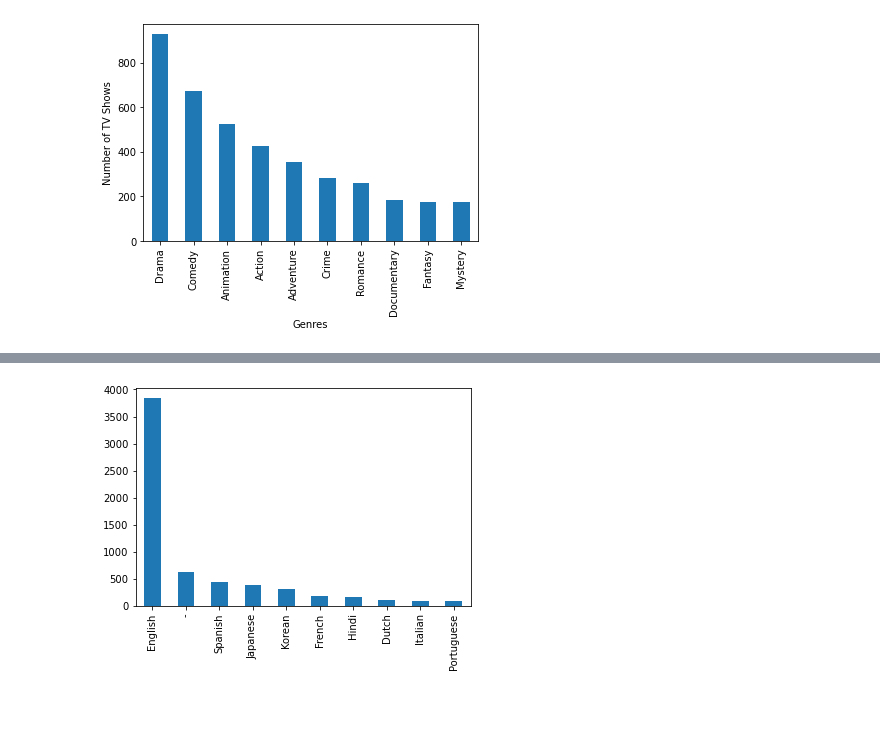
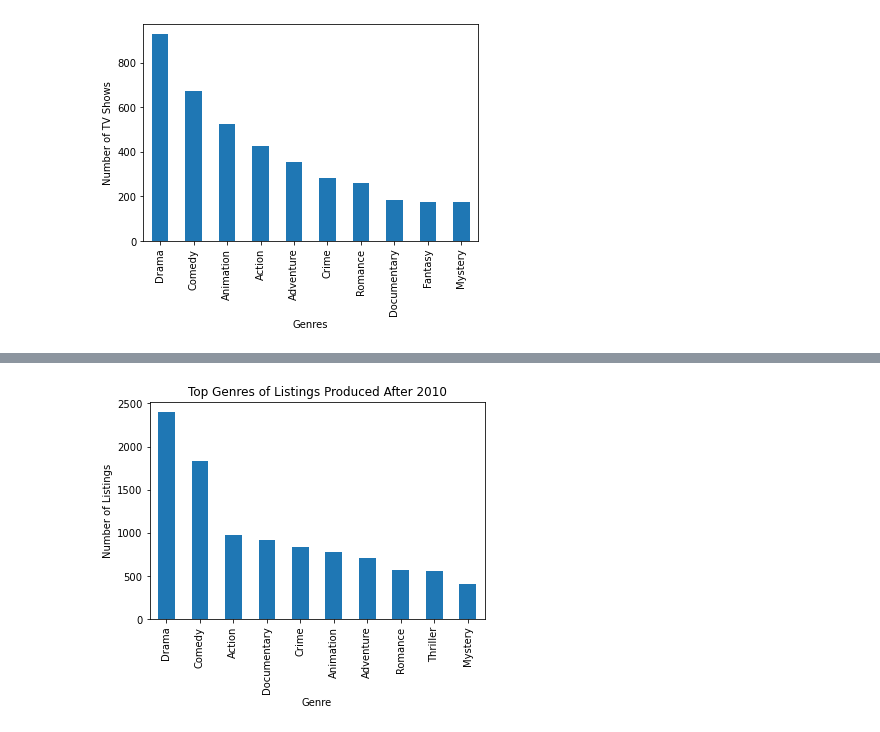
Before and after one commit to feifeikong/Springboard, a Jupyter notebook: Craft a Story from a Dataset/Netflix Movies and Shows Data Visualization.ipynb, the cells around one changed output, grey strips where cells are left out. Saved outputs shown, nothing was run; the diff lists cells and outputs as text; code cells hidden in the pictures; blank space fills up the shorter version.

Commit message:
Added hypothesis and narrative (trend of genres)

```diff
--- a/Craft a Story from a Dataset/Netflix Movies and Shows Data Visualization.ipynb
+++ b/Craft a Story from a Dataset/Netflix Movies and Shows Data Visualization.ipynb
@@ -178,9 +190,9 @@ Top Genres for Movies but not TV Shows: {'Thriller', 'Horror', 'Biography'}
 # %%
-#Top 10 Languages of Netflix Listings
-
-_ = cleaned_data['language'].value_counts().head(10).plot(kind='bar')
-_ = plt.xlabel('Language')
+top_genres_after_2010 = cleaned_data[cleaned_data['startYear'] > 2010].iloc[:, 13:].sum().sort_values(ascending=False).head(10)
+_ = top_genres_after_2010.plot(kind='bar')
+_ = plt.xlabel('Genre')
 _ = plt.ylabel('Number of Listings')
+_ = plt.title('Top Genres of Listings Produced After 2010')
 plt.show()
 # %% [output]
-[figure, old version]
+[figure, new version]
```
Also changed, not shown: parts of 14 cells of this notebook.
